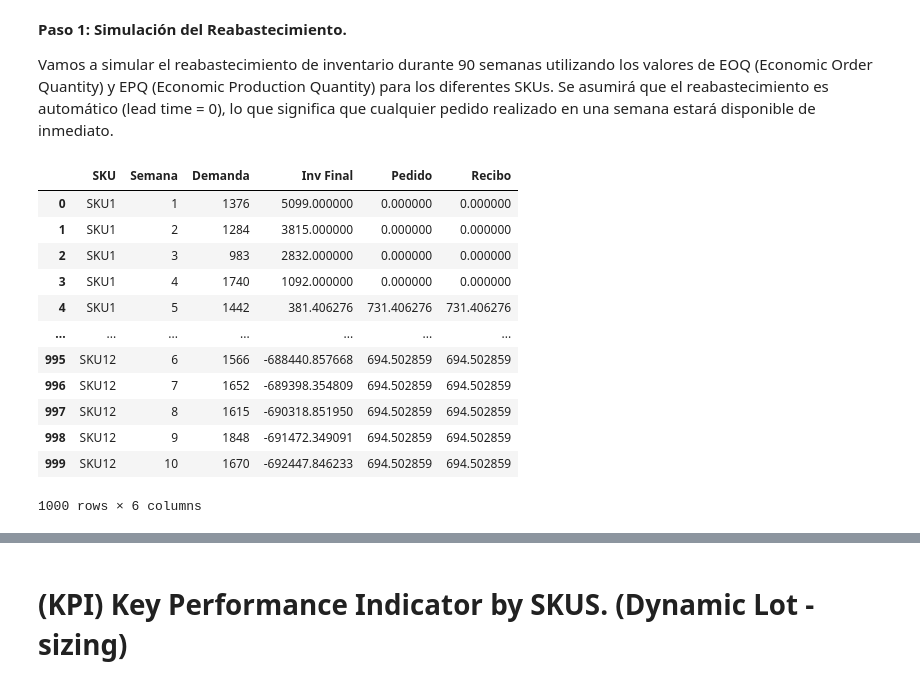
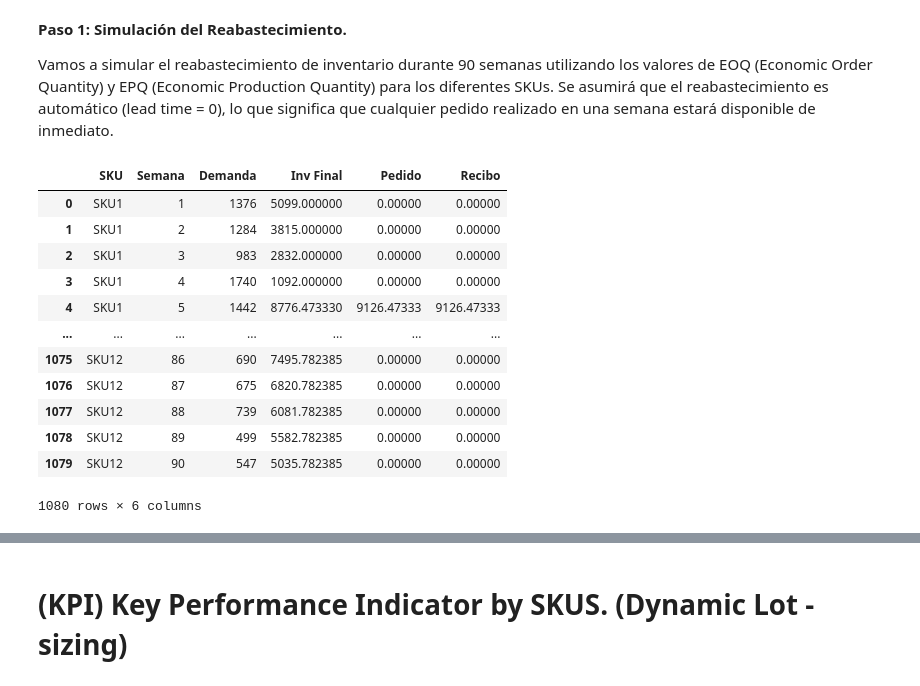
Before and after one commit to Geoffrey0pv/Inventory-management, a Jupyter notebook: model/Inventory_Managment.ipynb, the cells around one changed output, grey strips where cells are left out. Cells and saved outputs as stored; diff of their text form; code cells hidden in the pictures.

```diff
--- a/Inventory_Managment.ipynb
+++ b/model/Inventory_Managment.ipynb
@@ -528,0 +541,2 @@ DataFrameCharacterization['Costo Totales'] = DataFrameCharacterization['Costo To
+# %%
+DataFrameCharacterization['Tasa de rotacion'] = DataFrameCharacterization['Total Demanda'] + DataFrameCharacterization['Inventario promedio (90 Semanas)']
@@ -561,11 +593,11 @@ def epq(D, S, h, p):
 # %%
 
 def calculate_Annual_Demand(sku):
-  demanda_promedio = (DataFrameInventory[DataFrameInventory['SKU'].isin([sku])]["Demanda"].sum())/90 #Se saca el promedio de la demanda total (90 semanas)
+  demanda_promedio = DataFrameCharacterization.loc[DataFrameCharacterization['SKUS'] == sku, "Total Demanda"].iloc[0]
   return demanda_promedio
 
 def fixed_Costs(sku):
-  costo_por_ordenar = DataFrameCharacterization.loc[DataFrameCharacterization['SKUS'] == sku, "Costo Ordenar"].iloc[0]
+  costo_por_ordenar = DataFrameCharacterization.loc[DataFrameCharacterization['SKUS'] == sku, "Costo Ordenar"].iloc[0] # El costo de ordenas un sku por pedido
   return costo_por_ordenar
 
 def holding_Costs(sku):
@@ -574,10 +606,10 @@ def holding_Costs(sku):
     return costo_por_mantener * costo_unitario # Se multiplica el costo por mantener un sku especifico por su costo unitario
 
 def unit_Cost(sku):
-    return DataFrameCharacterization.loc[DataFrameCharacterization['SKUS'] == sku, "Costo unitario "].iloc[0] * 1.73
+    return DataFrameCharacterization.loc[DataFrameCharacterization['SKUS'] == sku, "Costo unitario "].iloc[0] #Se saca el costo unitario de un sku
 
 def productionRate(sku):
-  return DataFrameCharacterization.loc[DataFrameCharacterization['SKUS'] == sku, "Tasa Pdn (unid por semana)"].iloc[0]*90
+  return DataFrameCharacterization.loc[DataFrameCharacterization['SKUS'] == sku, "Tasa Pdn (unid por semana)"].iloc[0]*90 #La tasa de pnd de una semana por 90 semanas
 # %% [markdown]
 ### Lot Sizing for a Single Product (Economic Order Quantity) (EOQ)
 # %% [markdown]
@@ -915,4 +947,4 @@ print(" EPQ : ", sku12_epq)
 # %% [markdown]
 4.	Retomar las 90 semanas de demanda y simular la aplicación de cantidades de reabastecimiento según valores calculados de EOQ y EPQ, asumiendo reabastecimiento automático (lead time igual a 0). Calcular el costo promedio semanal y revisar el impacto en la gestión de los inventarios de los SKUs con demandas no estables. Calcular los tiempos promedio de ciclos y la tasa promedio de rotación de los inventarios.
 # %%
-dataInventory = pd.read_excel("/content/drive/MyDrive/Operaciones I/Base de datos/datos de invetarios.xlsx")
+dataInventoryOriginal = pd.read_excel("/content/drive/MyDrive/Operaciones I/Base de datos/datos de invetarios.xlsx")
@@ -934,0 +951,2 @@ dataInventory
+# %%
+dataInventory1 = dataInventoryOriginal.copy()
@@ -939,6 +973,7 @@ dataInventory
 Vamos a simular el reabastecimiento de inventario durante 90 semanas utilizando los valores de EOQ (Economic Order Quantity) y EPQ (Economic Production Quantity) para los diferentes SKUs. Se asumirá que el reabastecimiento es automático (lead time = 0), lo que significa que cualquier pedido realizado en una semana estará disponible de inmediato.
 # %%
 def simular_reabastecimiento(df, eoq_epq_dict):
+    # Iniciar con el inventario inicial (asumiendo que se proporciona en una columna 'Inv Inicial')
     df['Pedido'] = 0
     df['Recibo'] = 0
 
@@ -947,51 +982,51 @@ def simular_reabastecimiento(df, eoq_epq_dict):
         if index > 0:  # Asegura que usamos el inventario final de la semana anterior como inicial para la nueva
             df.at[index, 'Inv Final'] = df.at[index - 1, 'Inv Final']
 
-        df.at[index, 'Inv Final'] -= row['Demanda']
+        df.at[index, 'Inv Final'] -= row['Demanda'] + row['Pedido']
 
         # Revisa si es necesario reabastecer
         if df.at[index, 'Inv Final'] <= 0:
             sku = row['SKU']
             order_quantity = eoq_epq_dict.get(sku, 0)
             df.at[index, 'Pedido'] = order_quantity
             df.at[index, 'Recibo'] = order_quantity
             # Asegurarnos de que el inventario se actualiza considerando el nuevo stock recibido
             df.at[index, 'Inv Final'] += order_quantity
+
+
     return df
-
 
 # Asegurarse de que eoq_epq_dict contiene los valores correctos para cada SKU
 eoq_epq_dict = {
     'SKU1': sku1_eoq,  # Ejemplo: Asumir que el EOQ para SKU1 es 1000
     'SKU2': sku2_eoq,
     'SKU3': sku3_eoq,
     'SKU4': sku4_epq,
     'SKU5': sku5_epq,
     'SKU6': sku6_epq,
     'SKU7': sku7_eoq,
     'SKU8': sku8_eoq,
     'SKU9': sku9_eoq,
     'SKU10': sku10_epq,
     'SKU11': sku11_epq,
-    'SKU12': sku12_epq,# Ejemplo: Asumir que el EOQ para SKU2 es 800
-    # Añade las entradas apropiadas para otros SKUs
+    'SKU12': sku12_epq,
 }
 
 # Llamar a la función reabastecer y asignar el resultado a la variable df si se desea mantener los cambios
-df = simular_reabastecimiento(dataInventory, eoq_epq_dict)
 
-df.head(1000)
+Inventory_EPQ_EOQ_Simulation = simular_reabastecimiento(dataInventory1, eoq_epq_dict)
+Inventory_EPQ_EOQ_Simulation
 # %% [output]
 |  | SKU | Semana | Demanda | Inv Final | Pedido | Recibo |
-| 0 | SKU1 | 1 | 1376 | 5099.000000 | 0.000000 | 0.000000 |
-| 1 | SKU1 | 2 | 1284 | 3815.000000 | 0.000000 | 0.000000 |
-| 2 | SKU1 | 3 | 983 | 2832.000000 | 0.000000 | 0.000000 |
-| 3 | SKU1 | 4 | 1740 | 1092.000000 | 0.000000 | 0.000000 |
-| 4 | SKU1 | 5 | 1442 | 381.406276 | 731.406276 | 731.406276 |
+| 0 | SKU1 | 1 | 1376 | 5099.000000 | 0.00000 | 0.00000 |
+| 1 | SKU1 | 2 | 1284 | 3815.000000 | 0.00000 | 0.00000 |
+| 2 | SKU1 | 3 | 983 | 2832.000000 | 0.00000 | 0.00000 |
+| 3 | SKU1 | 4 | 1740 | 1092.000000 | 0.00000 | 0.00000 |
+| 4 | SKU1 | 5 | 1442 | 8776.473330 | 9126.47333 | 9126.47333 |
 | ... | ... | ... | ... | ... | ... | ... |
-| 995 | SKU12 | 6 | 1566 | -688440.857668 | 694.502859 | 694.502859 |
-| 996 | SKU12 | 7 | 1652 | -689398.354809 | 694.502859 | 694.502859 |
-| 997 | SKU12 | 8 | 1615 | -690318.851950 | 694.502859 | 694.502859 |
-| 998 | SKU12 | 9 | 1848 | -691472.349091 | 694.502859 | 694.502859 |
-| 999 | SKU12 | 10 | 1670 | -692447.846233 | 694.502859 | 694.502859 |
+| 1075 | SKU12 | 86 | 690 | 7495.782385 | 0.00000 | 0.00000 |
+| 1076 | SKU12 | 87 | 675 | 6820.782385 | 0.00000 | 0.00000 |
+| 1077 | SKU12 | 88 | 739 | 6081.782385 | 0.00000 | 0.00000 |
+| 1078 | SKU12 | 89 | 499 | 5582.782385 | 0.00000 | 0.00000 |
+| 1079 | SKU12 | 90 | 547 | 5035.782385 | 0.00000 | 0.00000 |
-1000 rows × 6 columns
+1080 rows × 6 columns
```
Also changed, not shown: parts of 93 cells of this notebook, 2 other files.
